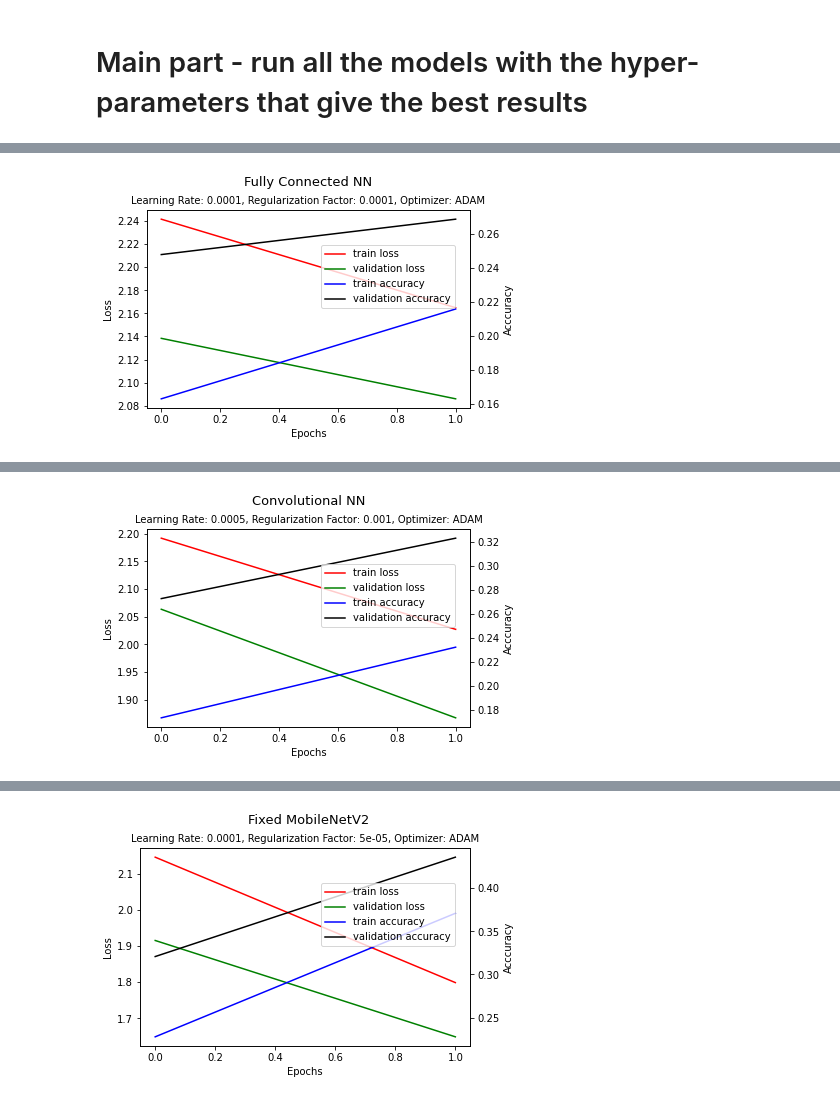
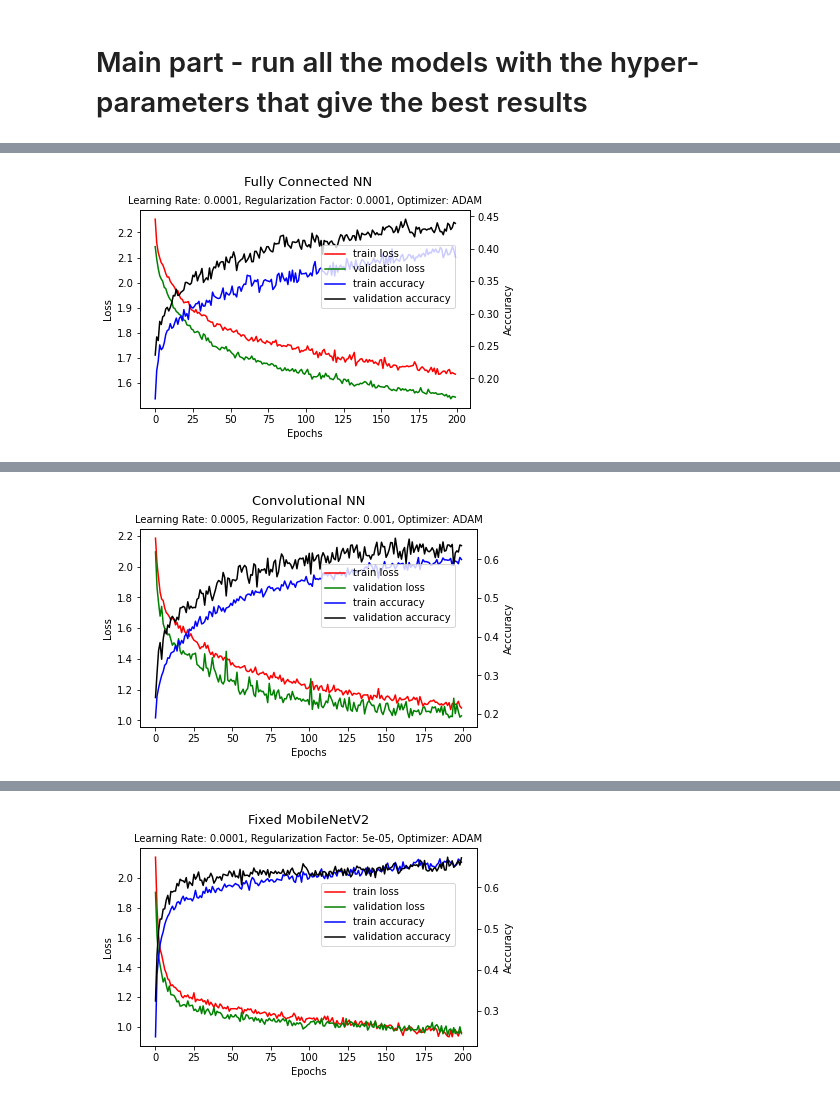
Before and after one commit to kobirahimi/MobileNetV2-comparison, a Jupyter notebook: MobileNetV2_comparison.ipynb, the cells around one changed output, grey strips where cells are left out. Cells and saved outputs as stored; diff of their text form; code cells hidden in the pictures.

Commit message:
added all plots

```diff
--- a/MobileNetV2_comparison.ipynb
+++ b/MobileNetV2_comparison.ipynb
@@ -383,7 +383,7 @@ def main():
     labels, train_data, val_data, test_data = DataProcessing(train_batch_size, test_batch_size, val_per, seed)
     num_labels = len(set(list(labels)))
 
-    epochs = [2, 2, 2, 2, 1]
+    epochs = [200, 200, 200, 200, 100]
     lr = [0.0005, 0.0001, 0.0005, 0.0001, 0.0001]
     reg = [0.0001, 0.0001, 0.001, 5e-05, 0.0001]
     optim = ['SGD', 'ADAM', 'ADAM', 'ADAM', 'SGD']
@@ -431,7 +431,7 @@ def main():
     for i, model in enumerate(models):
         train_accuracies, train_losses, val_accuracies, val_losses, model = TrainNN(train_data, val_data, model, device, optim[i], lr[i], epochs[i], reg[i], momentum[i])
         test_accuracy, test_loss = Test(test_data, model, device)
-        print('Test Accuracy: ' + str(test_accuracy) + '\nTest Loss: ' + str(test_loss))
+        print('\nTest Accuracy: ' + str(test_accuracy) + '\nTest Loss: ' + str(test_loss))
         Plot(train_accuracies, train_losses, val_accuracies, val_losses, optim[i], lr[i], epochs[i], reg[i], model_name[i])
 
 if __name__ == '__main__':
@@ -448 +449 @@ Test Loss: 2.07832081734188
-[figure, old version]
+[figure, new version]
@@ -451 +452 @@ Test Loss: 1.8594879366102672
-[figure, old version]
+[figure, new version]
@@ -454 +455 @@ Test Loss: 1.6542296409606934
-[figure, old version]
+[figure, new version]
```
Also changed, not shown: parts of 1 cell of this notebook.
